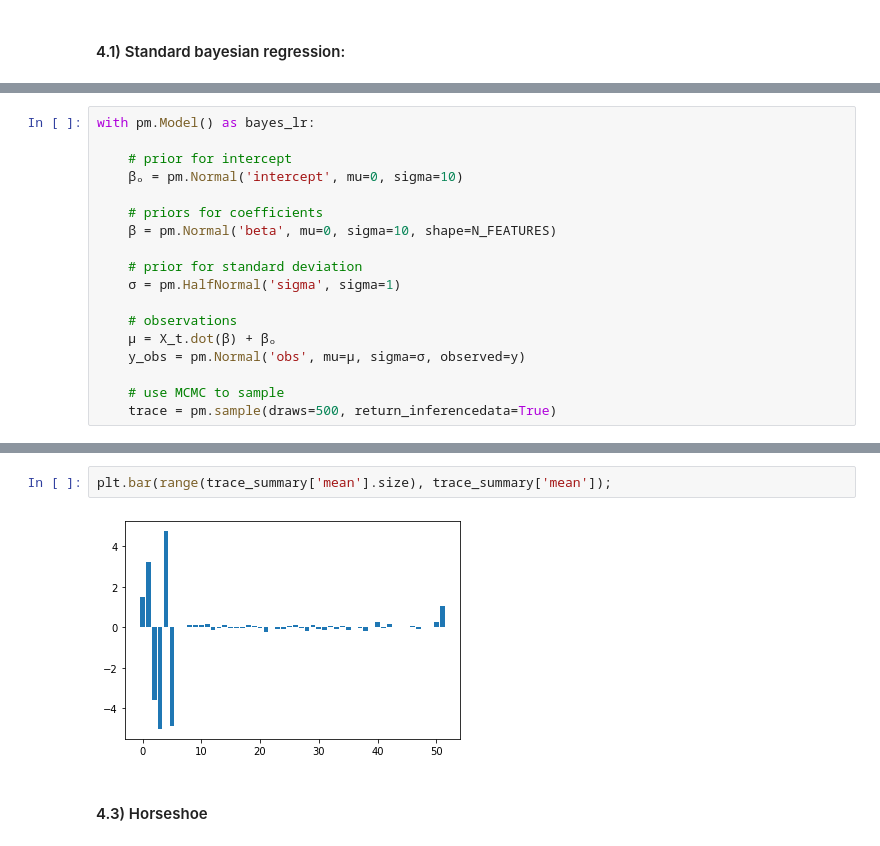
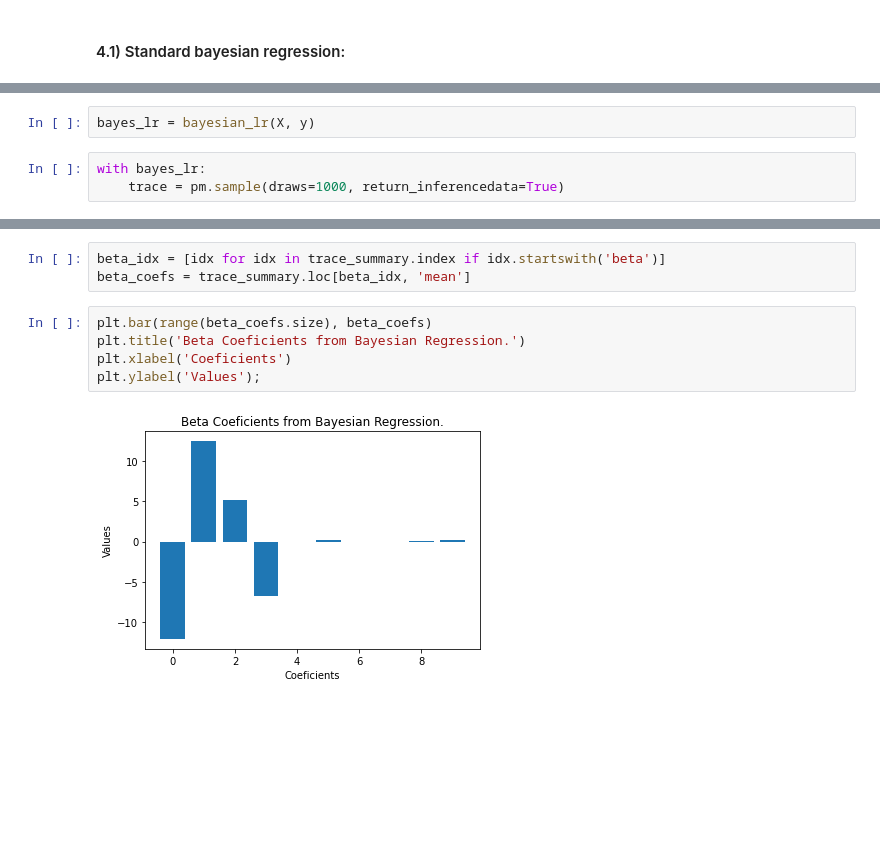
Before and after one commit to oliveirabruno92/dissertacao_mestrado, a Jupyter notebook: notebooks/bayesian_regression.ipynb, the cells around one changed output, grey strips where cells are left out. Cells and saved outputs as stored; diff of their text form; blank space fills up the shorter version.

Commit message:
Add notebooks for models explorations

```diff
--- a/notebooks/bayesian_regression.ipynb
+++ b/notebooks/bayesian_regression.ipynb
@@ -137,18 +87,0 @@ $\mu = X\beta$
-# %%
-with pm.Model() as bayes_lr:
-
-    # prior for intercept
-    βₒ = pm.Normal('intercept', mu=0, sigma=10)
-
-    # priors for coefficients
-    β = pm.Normal('beta', mu=0, sigma=10, shape=N_FEATURES)
-
-    # prior for standard deviation
-    σ = pm.HalfNormal('sigma', sigma=1)
-
-    # observations
-    μ = X_t.dot(β) + βₒ
-    y_obs = pm.Normal('obs', mu=μ, sigma=σ, observed=y)
-
-    # use MCMC to sample
-    trace = pm.sample(draws=500, return_inferencedata=True)
@@ -161,0 +88,5 @@ Sampling 4 chains for 1_000 tune and 500 draw iterations (4_000 + 2_000 draws to
+# %%
+bayes_lr = bayesian_lr(X, y)
+# %%
+with bayes_lr:
+    trace = pm.sample(draws=1000, return_inferencedata=True)
@@ -188,6 +107,10 @@ trace_summary[['mean', 'sd', 'hdi_3%', 'hdi_97%']]
+# %%
+beta_idx = [idx for idx in trace_summary.index if idx.startswith('beta')]
+beta_coefs = trace_summary.loc[beta_idx, 'mean']
 # %%
-plt.bar(range(trace_summary['mean'].size), trace_summary['mean']);
+plt.bar(range(beta_coefs.size), beta_coefs)
+plt.title('Beta Coeficients from Bayesian Regression.')
+plt.xlabel('Coeficients')
+plt.ylabel('Values');
 # %% [output]
-[figure, old version]
+[figure, new version]
-# %% [markdown]
-#### 4.3) Horseshoe
```
Also changed, not shown: parts of 26 cells of this notebook, 3 other files.
